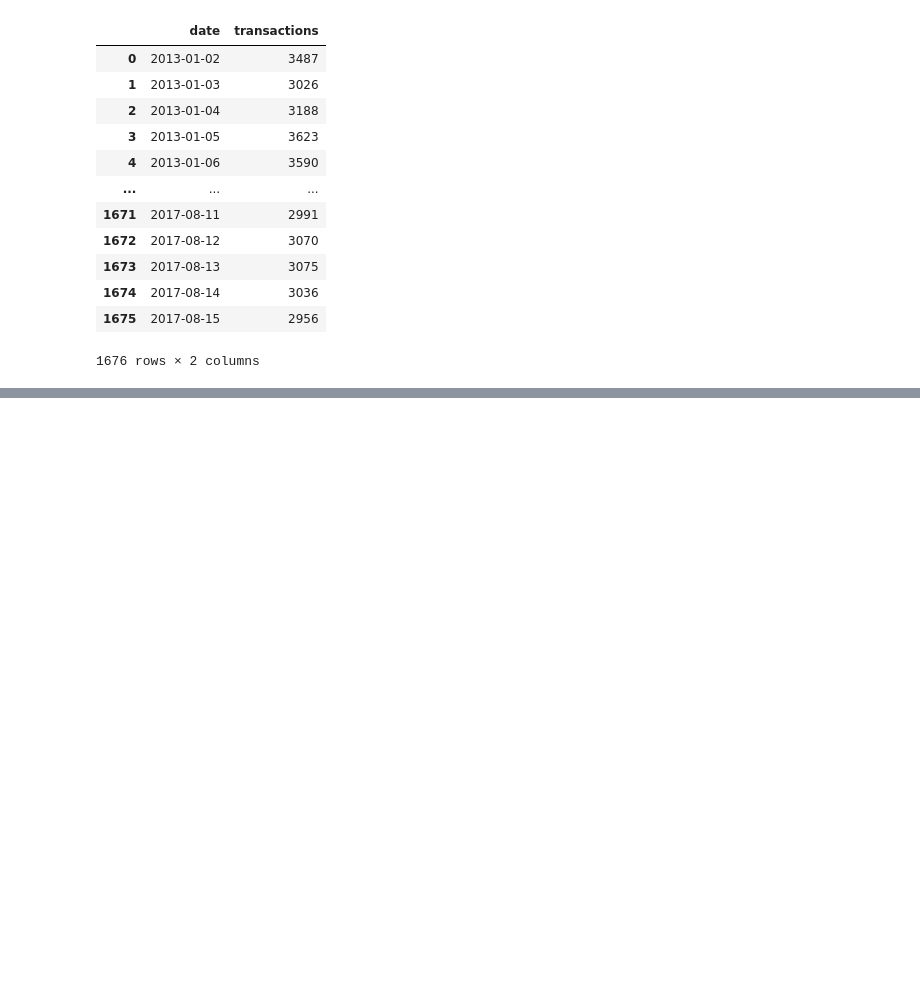
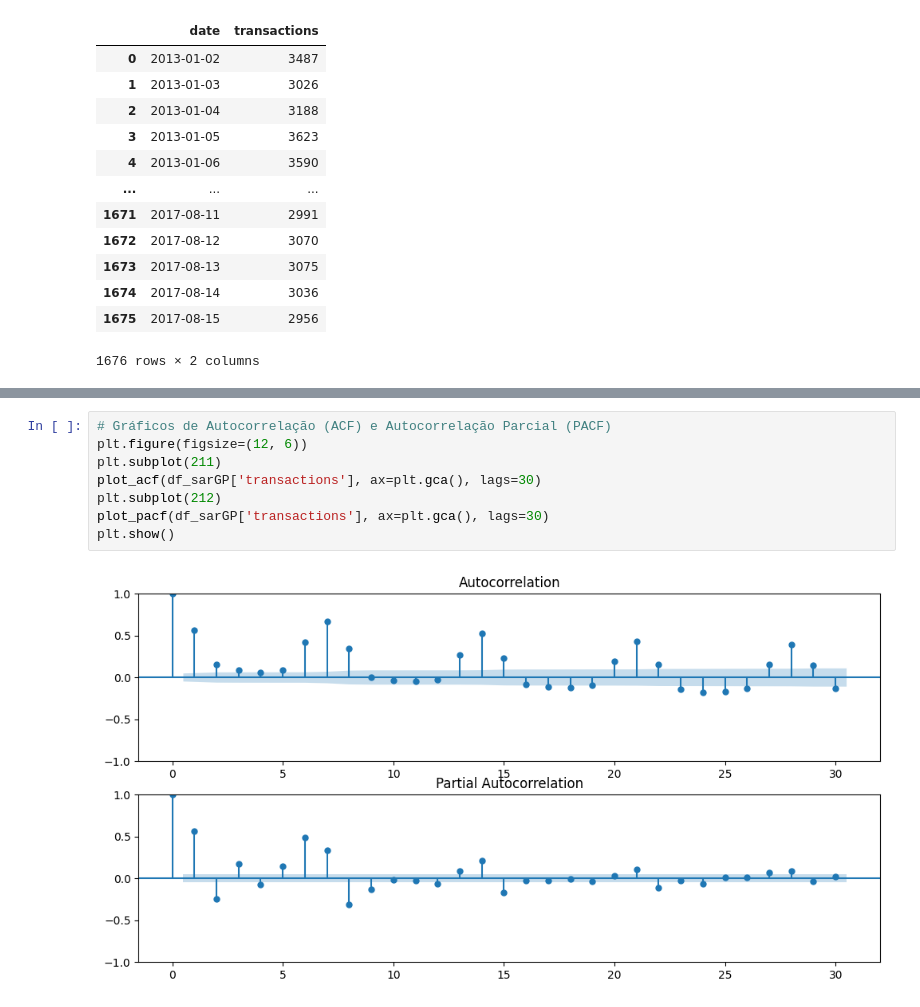
Before and after one commit to lgregs/TCC-PUCSP-CDIA, a Jupyter notebook: StoreSalesTimeSeries.ipynb, the cells around one changed output, grey strips where cells are left out. Saved outputs shown, nothing was run; the diff lists cells and outputs as text; blank space fills up the shorter version.

```diff
--- a/StoreSalesTimeSeries.ipynb
+++ b/StoreSalesTimeSeries.ipynb
@@ -693,0 +656,10 @@ No supported index is available. In the next version, calling this method in a m
+# %%
+# Gráficos de Autocorrelação (ACF) e Autocorrelação Parcial (PACF)
+plt.figure(figsize=(12, 6))
+plt.subplot(211)
+plot_acf(df_sarGP['transactions'], ax=plt.gca(), lags=30)
+plt.subplot(212)
+plot_pacf(df_sarGP['transactions'], ax=plt.gca(), lags=30)
+plt.show()
+# %% [output]
+[figure, added]
```
Also changed, not shown: parts of 23 cells of this notebook.
